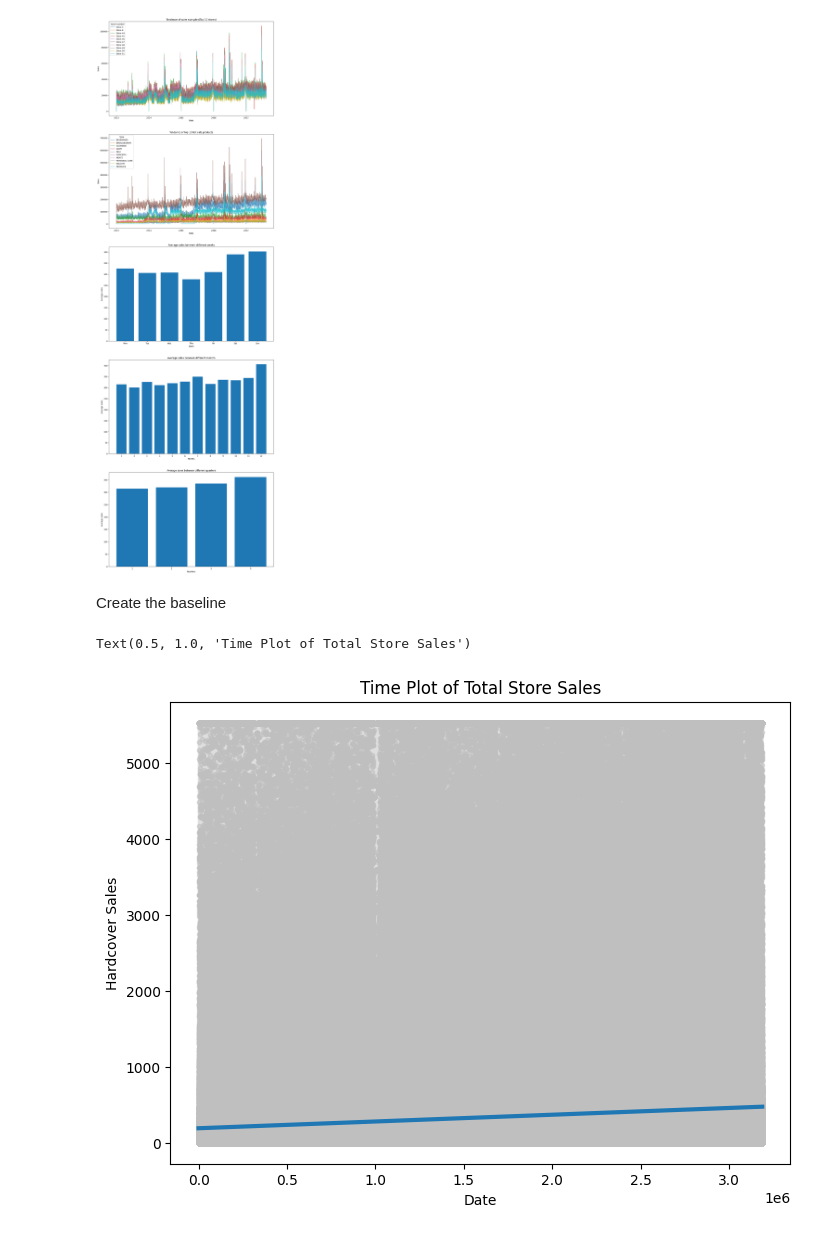
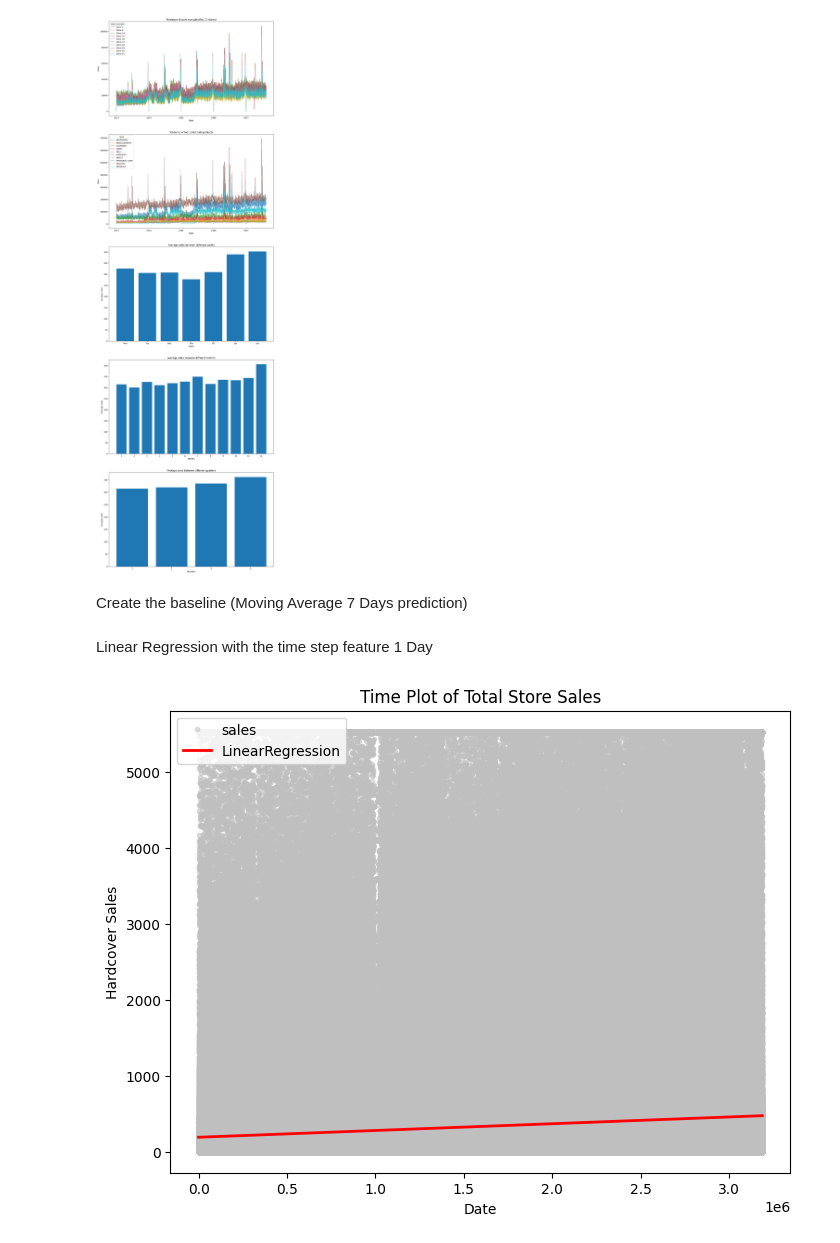
Before and after one commit to JerryJIANG721/Store-Sales---Time-Series-Forecasting, a Jupyter notebook: notebooks/notebook for JL.ipynb, the cells around one changed output. Saved outputs shown, nothing was run; the diff lists cells and outputs as text; code cells hidden in the pictures.

```diff
--- a/notebooks/notebook for JL.ipynb
+++ b/notebooks/notebook for JL.ipynb
@@ -138,3 +145,5 @@ plt.savefig("../figures/figures for tendance and average sales.jpg",dpi=300,bbox
 plt.show()
 # %% [output]
 [figure]
+# %% [markdown]
+Create the baseline (Moving Average 7 Days prediction)
@@ -141,25 +161,26 @@ plt.show()
 # %% [markdown]
-Create the baseline
+Linear Regression with the time step feature 1 Day
 # %%
 trying = pd.read_csv("../clean_data/train_final.csv")
 
 time = np.arange(len(trying.index))
 
 trying["time"] = time
 
 
 X = trying.loc[:, ["time"]]
 y = trying.loc[:, "sales"]
 
 model = LinearRegression()
 model.fit(X,y)
 
 y_pred = pd.Series(model.predict(X), index=X.index)
 
 fig, ax = plt.subplots(figsize=(8,6))
-ax = y.plot(color='0.75', style='.-', xlabel='Date', ylabel='Hardcover Sales', alpha=0.5)
-ax = y_pred.plot(ax=ax, linewidth=3)
+ax = y.plot(color='0.75', style='.', xlabel='Date', ylabel='Hardcover Sales', alpha=0.5)
+ax = y_pred.plot(ax=ax, linewidth=2, label='LinearRegression', color='red')
 ax.set_title('Time Plot of Total Store Sales')
+ax.legend(loc="upper left")
+plt.show()
 # %% [output]
-Text(0.5, 1.0, 'Time Plot of Total Store Sales')
-[figure, old version]
+[figure, new version]
```
Also changed, not shown: parts of 6 cells of this notebook, 1 other file.
